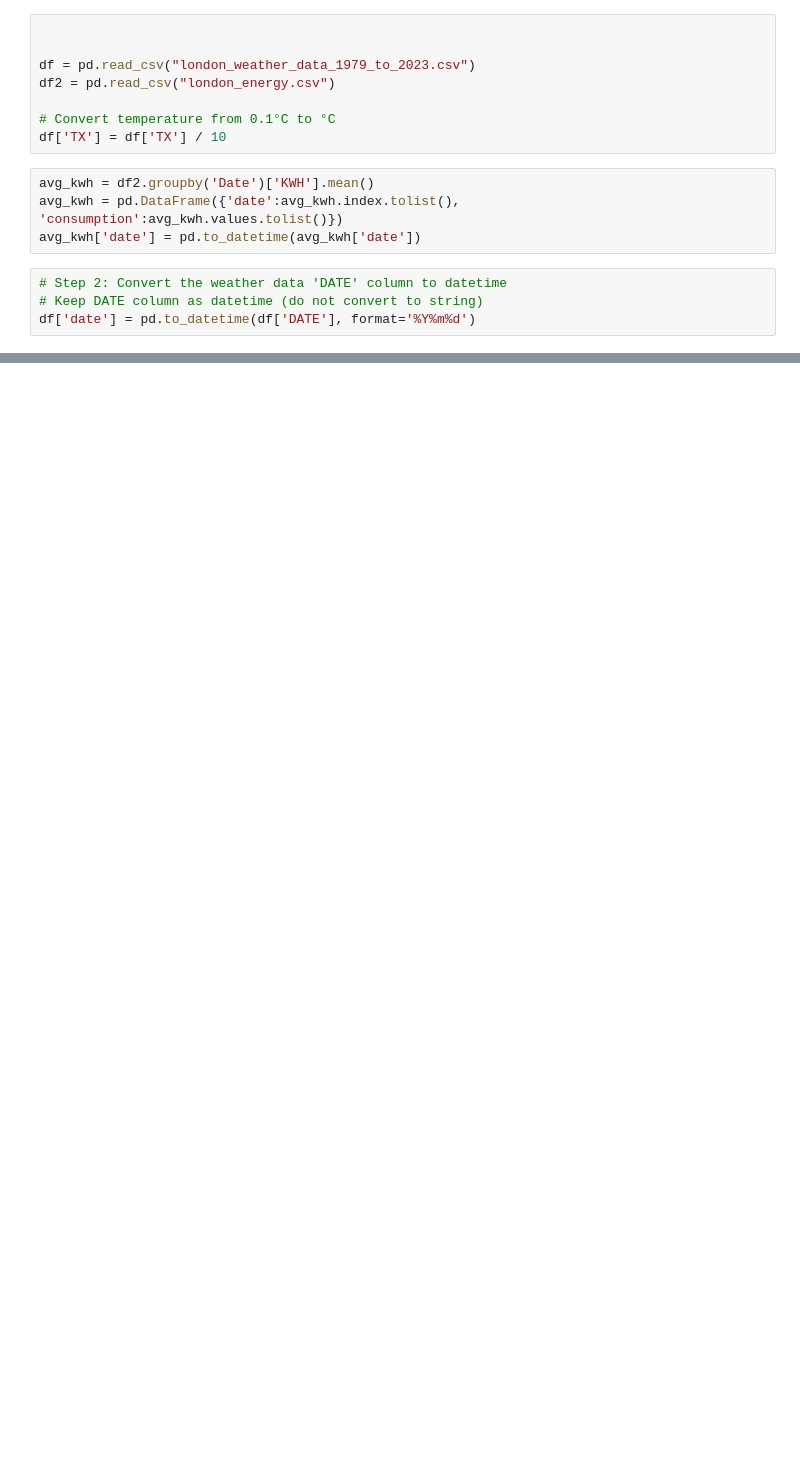
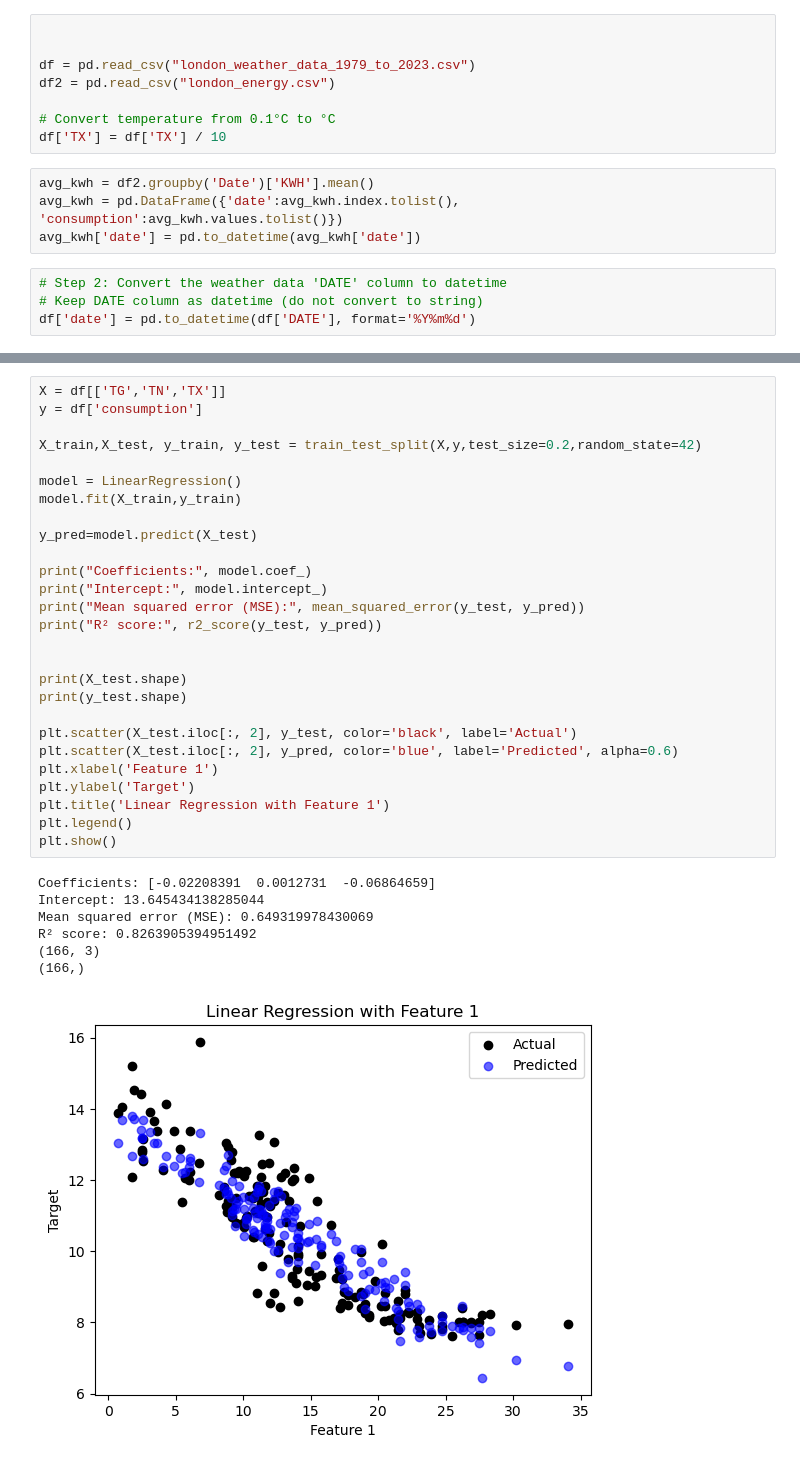
Before and after one commit to TheSunsHoRyzen/Energy-Heatwave-Predictor, a Jupyter notebook: dataset.ipynb, the cells around one changed output, grey strips where cells are left out. Cells and saved outputs as stored; diff of their text form; blank space fills up the shorter version.

Commit message:
ran simple linear regression

```diff
--- a/dataset.ipynb
+++ b/dataset.ipynb
@@ -194,0 +211,35 @@ plt.show()
+# %%
+X = df[['TG','TN','TX']]
+y = df['consumption']
+
+X_train,X_test, y_train, y_test = train_test_split(X,y,test_size=0.2,random_state=42)
+
+model = LinearRegression()
+model.fit(X_train,y_train)
+
+y_pred=model.predict(X_test)
+
+print("Coefficients:", model.coef_)
+print("Intercept:", model.intercept_)
+print("Mean squared error (MSE):", mean_squared_error(y_test, y_pred))
+print("R² score:", r2_score(y_test, y_pred))
+
+
+print(X_test.shape)
+print(y_test.shape)
+
+plt.scatter(X_test.iloc[:, 2], y_test, color='black', label='Actual')
+plt.scatter(X_test.iloc[:, 2], y_pred, color='blue', label='Predicted', alpha=0.6)
+plt.xlabel('Feature 1')
+plt.ylabel('Target')
+plt.title('Linear Regression with Feature 1')
+plt.legend()
+plt.show()
+# %% [output]
+Coefficients: [-0.02208391  0.0012731  -0.06864659]
+Intercept: 13.645434138285044
+Mean squared error (MSE): 0.649319978430069
+R² score: 0.8263905394951492
+(166, 3)
+(166,)
+[figure, added]
```
Also changed, not shown: parts of 5 cells of this notebook.
